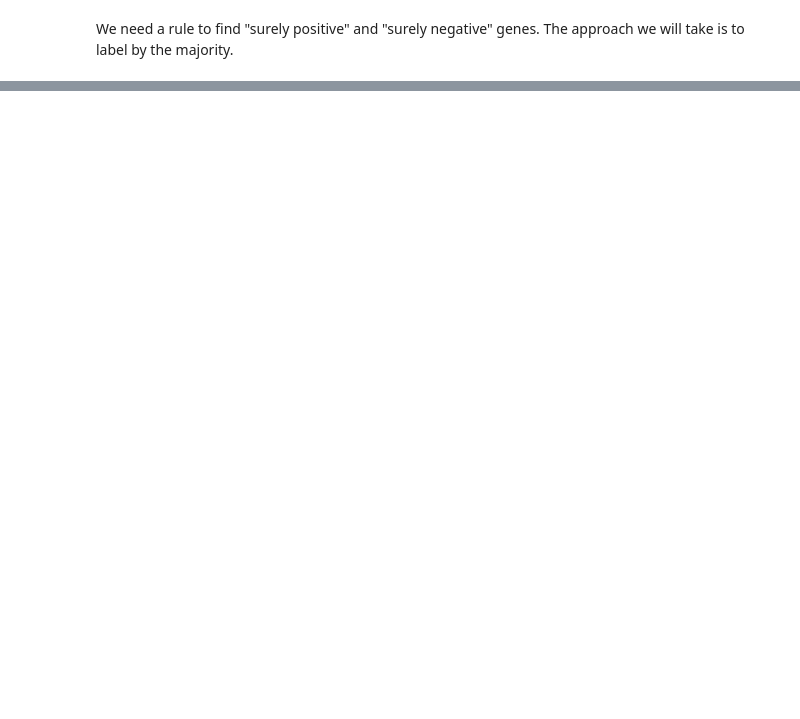
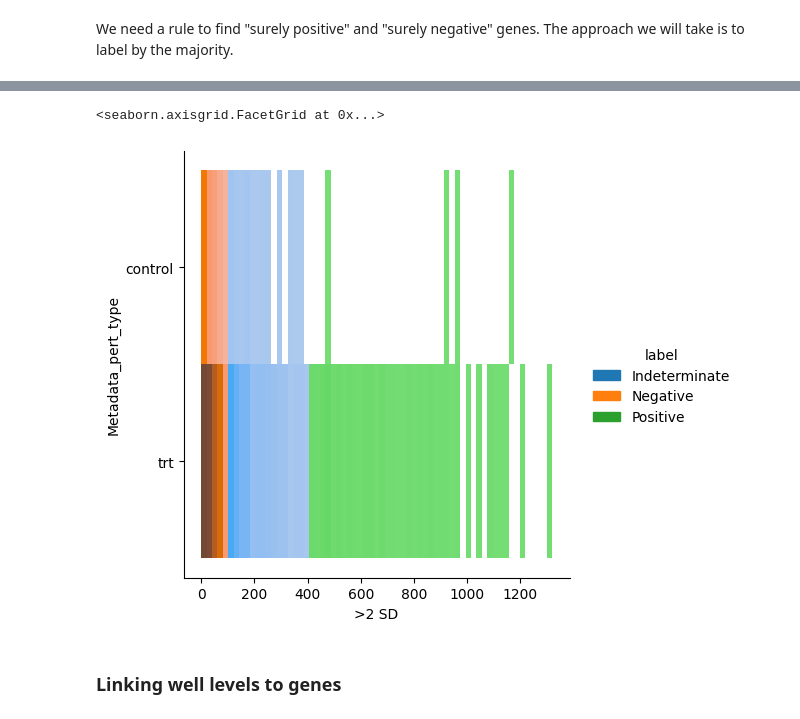
Before and after one commit to Craven-Biostat-Lab/morphology-prediction, a Jupyter notebook: data-loading-cpg0003.ipynb, the cells around one changed output, grey strips where cells are left out. Saved outputs shown, nothing was run; the diff lists cells and outputs as text; code cells hidden in the pictures; blank space fills up the shorter version.

```diff
--- a/data-loading-cpg0003.ipynb
+++ b/data-loading-cpg0003.ipynb
@@ -208,0 +356,16 @@ final_labeled_crispr_genes.to_csv('data/gene_labels.csv')
+# %%
+control_u2os_kde = gaussian_kde(
+    dataset = u2os_sd2[annotated_u2os_sd2['Metadata_pert_type'] == 'control'],
+    bw_method='scott'
+)
+# %%
+trt_u2os_kde = gaussian_kde(
+    dataset = u2os_sd2[annotated_u2os_sd2['Metadata_pert_type'] == 'trt'],
+    bw_method='scott'
+)
+# %%
+u2os_range_array = np.arange(len(u2os_feature_cols))
+u2os_pt = np.where(control_u2os_kde(u2os_range_array)*5 < trt_u2os_kde(u2os_range_array))[0][0]
+u2os_nt = np.where(control_u2os_kde(u2os_range_array) < trt_u2os_kde(u2os_range_array)*1)[0][0]
+
+u2os_pt, u2os_nt
@@ -208,0 +374,6 @@ final_labeled_crispr_genes.to_csv('data/gene_labels.csv')
+# %%
+labeled_u2os_df = annotated_u2os_sd2.copy()
+labeled_u2os_df['label'] = 'Indeterminate'
+labeled_u2os_df.loc[u2os_sd2 >= u2os_pt, 'label'] = 'Positive'
+labeled_u2os_df.loc[u2os_sd2 <= u2os_nt, 'label'] = 'Negative'
+labeled_u2os_df[['Metadata_pert_type', 'label']].value_counts().sort_index()
@@ -208,0 +389,13 @@ final_labeled_crispr_genes.to_csv('data/gene_labels.csv')
+# %%
+sns.displot(
+    data=labeled_u2os_df,
+    y='Metadata_pert_type',
+    x='>2 SD',
+    hue='label',
+    #kind='kde'
+)
+# %% [output]
+<seaborn.axisgrid.FacetGrid at 0x...>
+[figure, added]
+# %% [markdown]
+### Linking well levels to genes
```
Also changed, not shown: parts of 37 cells of this notebook.
